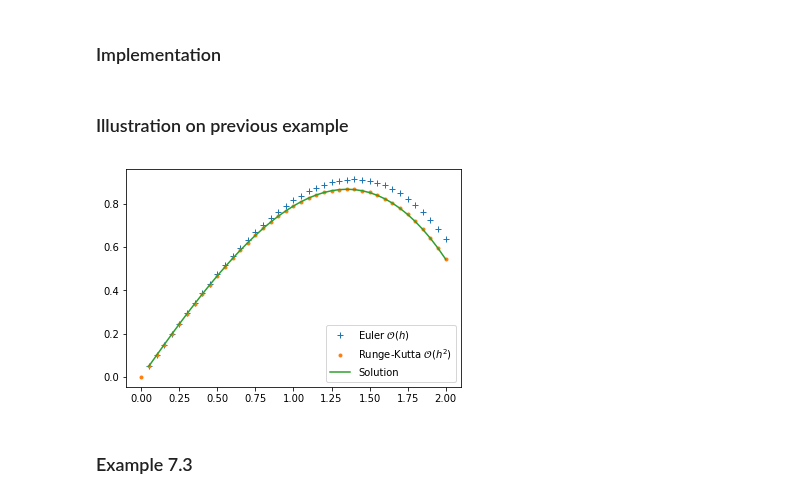
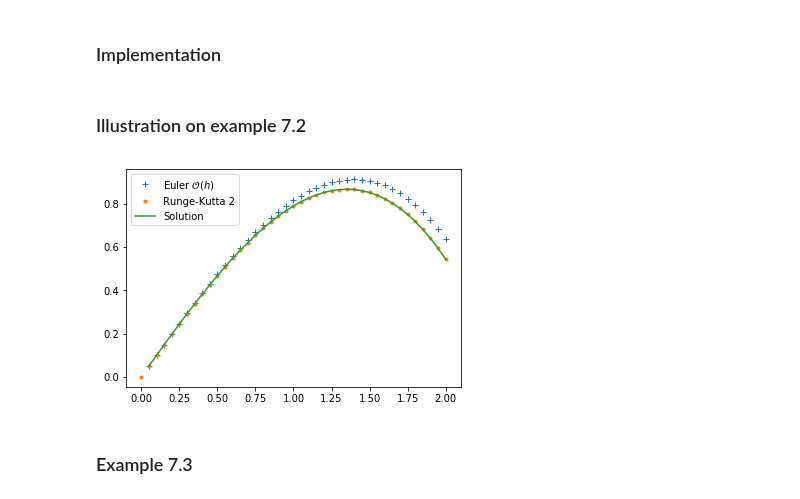
Before and after one commit to tgteacher/numerical-methods, a Jupyter notebook: notebooks/Chapter7.ipynb, the cells around one changed output. Cells and saved outputs as stored; diff of their text form; code cells hidden in the pictures.

```diff
--- a/notebooks/Chapter7.ipynb
+++ b/notebooks/Chapter7.ipynb
@@ -242,28 +249,28 @@ def runge_kutta_2(F, x0, y0, x, h):
         Y.append(y0)
     return array(X), array(Y)
 # %% [markdown]
-### Illustration on previous example
+### Illustration on example 7.2
 # %%
 from numpy import array, exp
 
 def F(x, y):
     return array([
                     y[1],
                     -0.1*y[1]-x
                 ])
 
 X, Y = euler(F, 0, array([0, 1]), 2, 0.05)
 X1, Y1 = runge_kutta_2(F, 0, array([0, 1]), 2, 0.05)
 from matplotlib import pyplot as plt
 plt.plot(X, Y[:,0], '+',
          X1, Y1[:,0], '.',
          X, 100*X-5*X**2+990*(exp(-0.1*X)-1))
 plt.legend(['Euler $\mathcal{O}(h)$',
-           'Runge-Kutta $\mathcal{O}(h^2)$',
+           'Runge-Kutta 2',
            'Solution'])
 plt.show()
 # %% [output]
-[figure, old version]
+[figure, new version]
 # %% [markdown]
 ### Example 7.3
 # %% [markdown]
```
Also changed, not shown: parts of 10 cells of this notebook.
